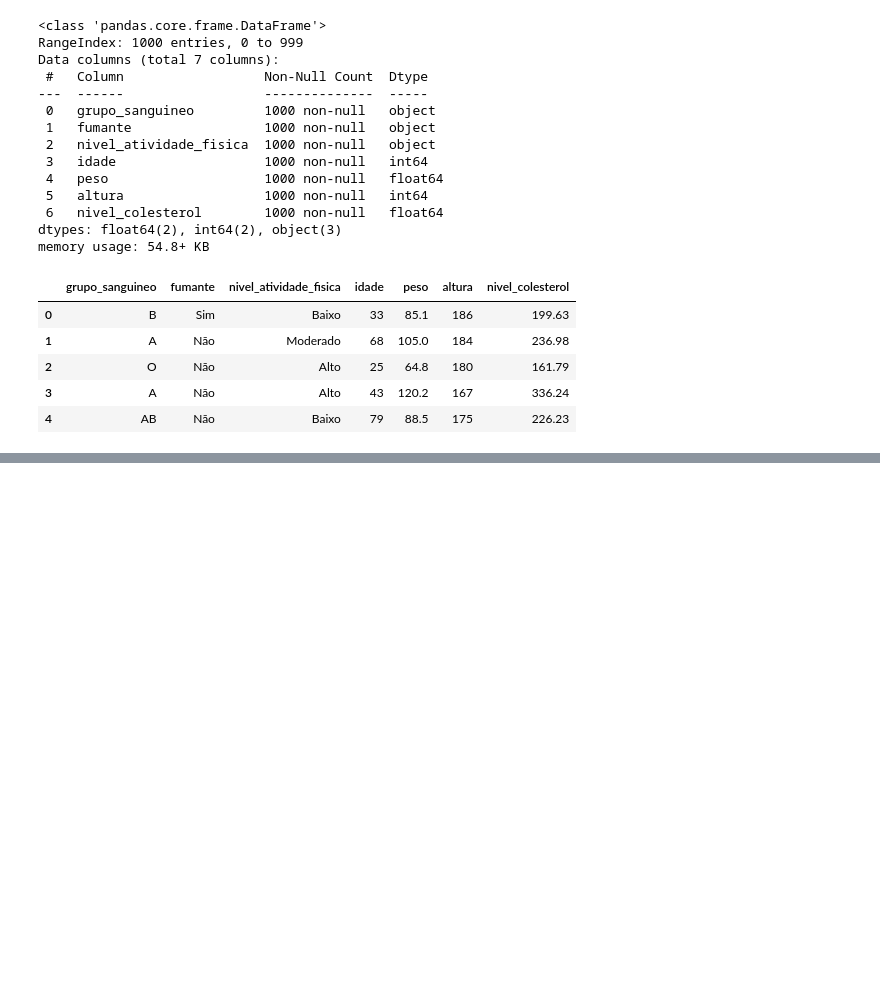
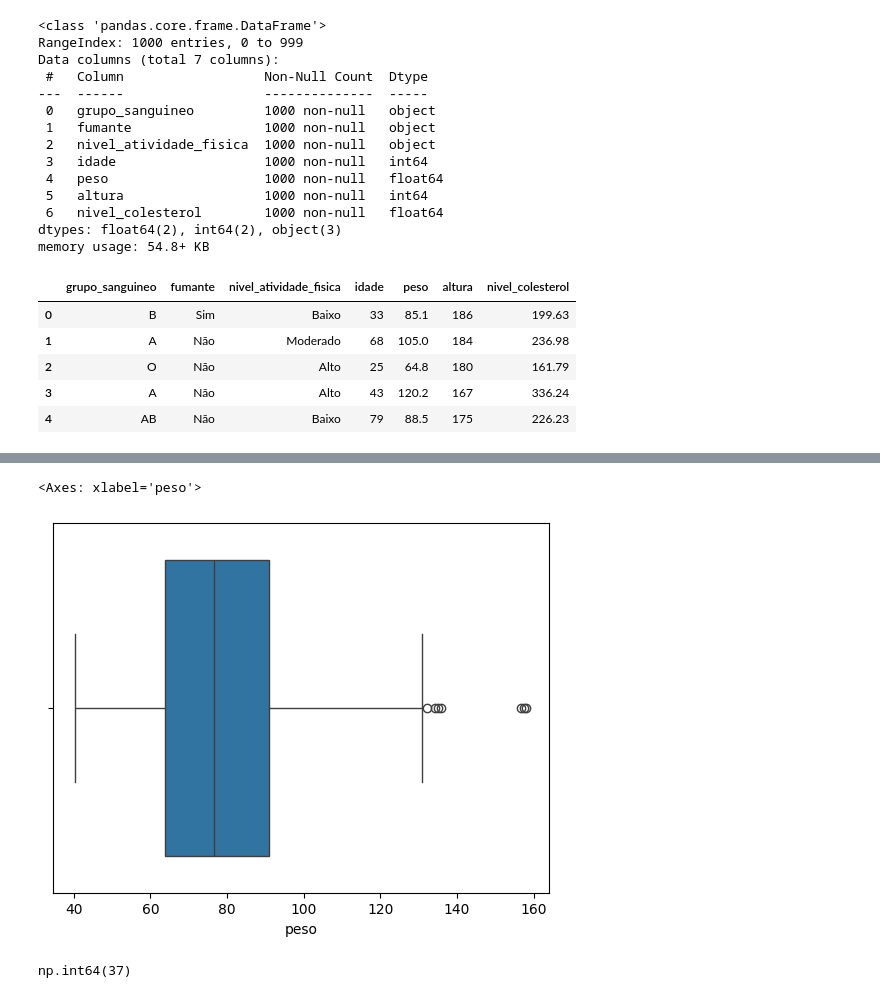
Before and after one commit to soaresmilton/rocketseat_regressao_linear_multipla, a Jupyter notebook: modelo_colesterol.ipynb, the cells around one changed output, grey strips where cells are left out. Drawn from its saved outputs; the diff is of its cells as text; code cells hidden in the pictures; blank space fills up the shorter version.

```diff
--- a/modelo_colesterol.ipynb
+++ b/modelo_colesterol.ipynb
@@ -138,0 +145,12 @@ df_colesteral_eda.head()
+# %%
+# Tratamento de Outliers - Verificando Peso
+sns.boxplot(data=df_colesteral_eda, x='peso')
+# %% [output]
+<Axes: xlabel='peso'>
+[figure, added]
+# %%
+# Remover outliers cujo peso é muito baixo
+# Filtrar o público a ser removido => peso < 40kg
+df_colesteral_eda[df_colesteral_eda['peso'] <  40].peso.count()
+# %% [output]
+np.int64(37)
```
Also changed, not shown: parts of 5 cells of this notebook.
